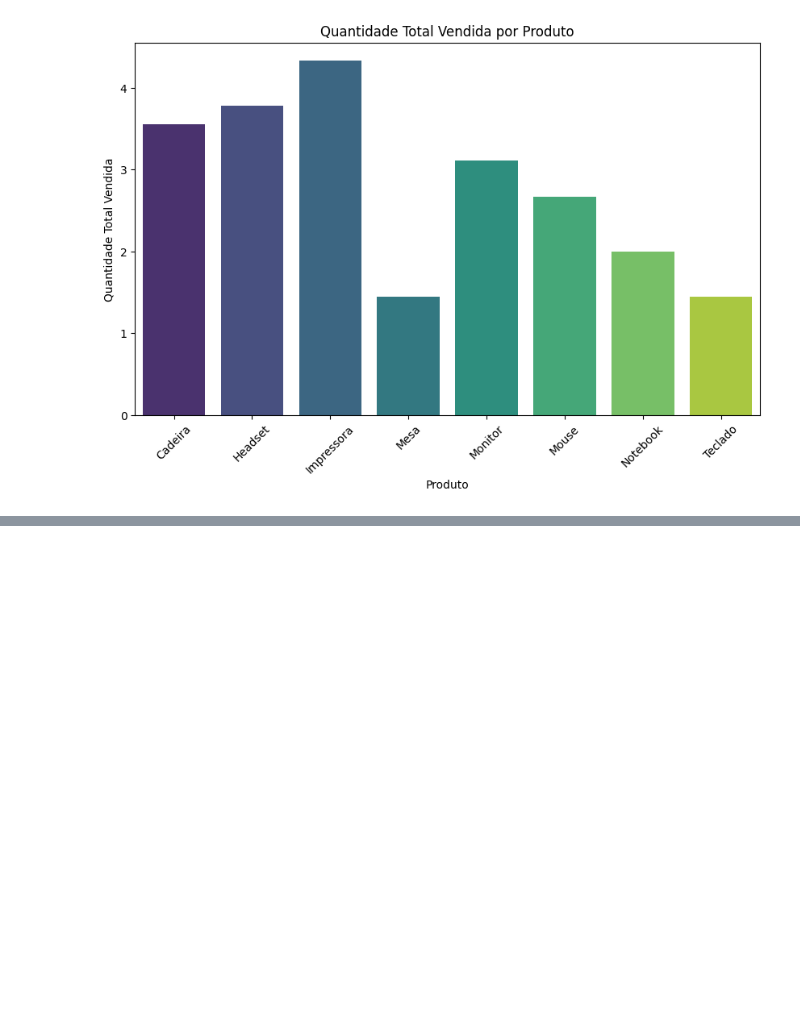
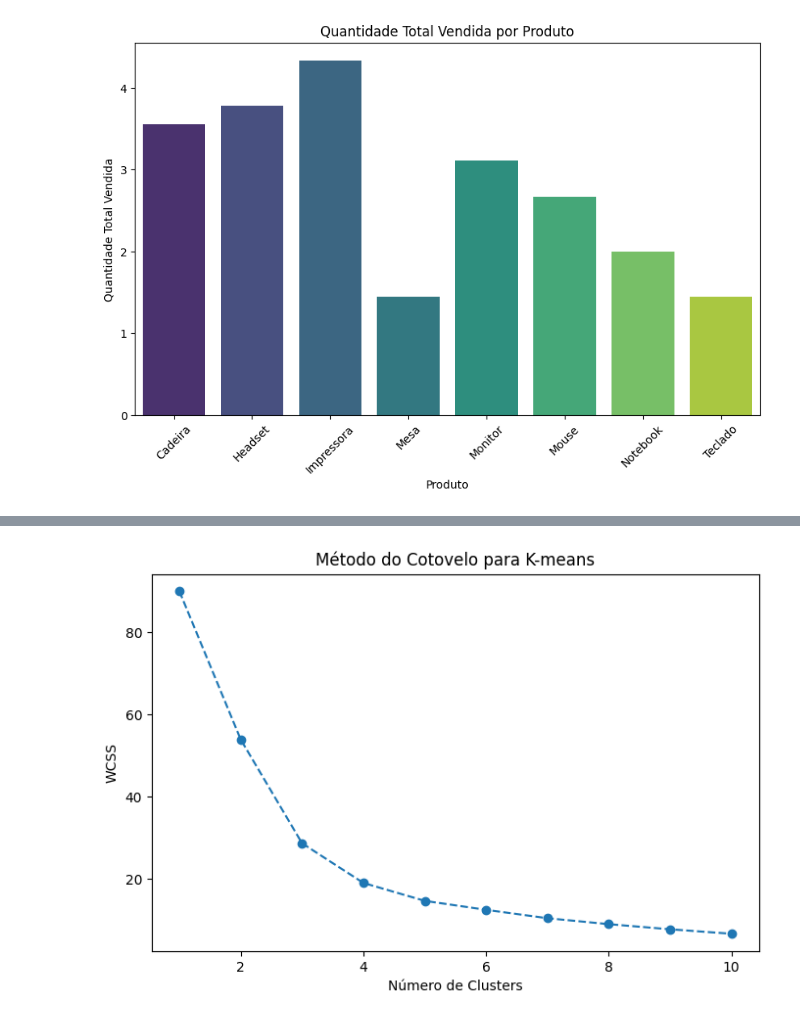
Before and after one commit to GabrielaPMRS/data-science, a Jupyter notebook: lista_1/1.ipynb, the cells around one changed output, grey strips where cells are left out. Saved outputs shown, nothing was run; the diff lists cells and outputs as text; code cells hidden in the pictures; blank space fills up the shorter version.

```diff
--- a/lista_1/1.ipynb
+++ b/lista_1/1.ipynb
@@ -138,0 +128,26 @@ weighted avg       0.56      0.56      0.56         9
+# %%
+#QUESTÃO 6
+
+X_cluster = df[["Preço", "Quantidade"]]
+
+scaler = StandardScaler()
+X_scaled = scaler.fit_transform(X_cluster)
+
+# Método do Cotovelo
+wcss = []
+k_range = range(1, 11)
+for k in k_range:
+    kmeans = KMeans(n_clusters=k, random_state=42, n_init=10)
+    kmeans.fit(X_scaled)
+    wcss.append(kmeans.inertia_)
+
+plt.figure(figsize=(8, 5))
+plt.plot(k_range, wcss, marker='o', linestyle='--')
+plt.xlabel("Número de Clusters")
+plt.ylabel("WCSS")
+plt.title("Método do Cotovelo para K-means")
+plt.show()
+
+num_clusters = 3 #analise do gráfico
+# %% [output]
+[figure, added]
```
Also changed, not shown: parts of 7 cells of this notebook.
